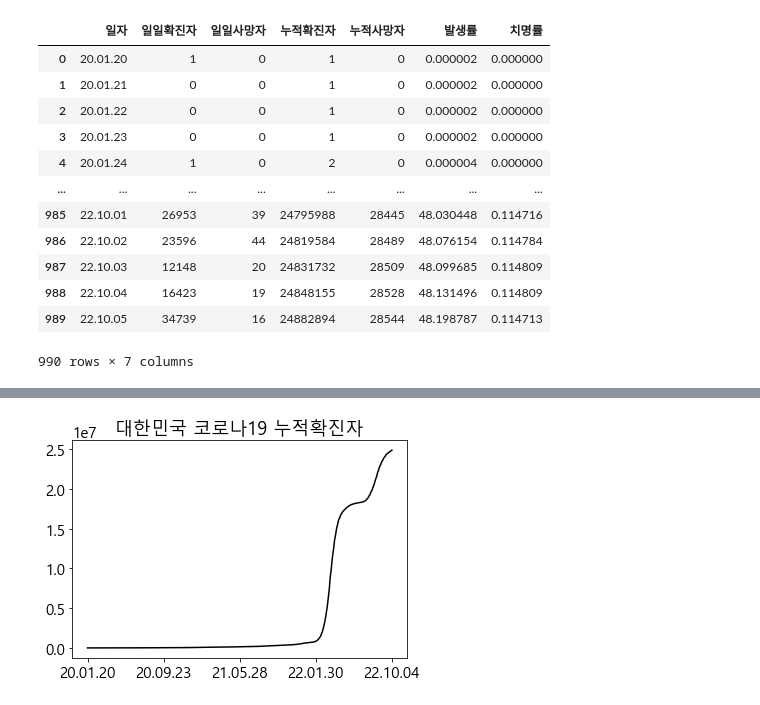
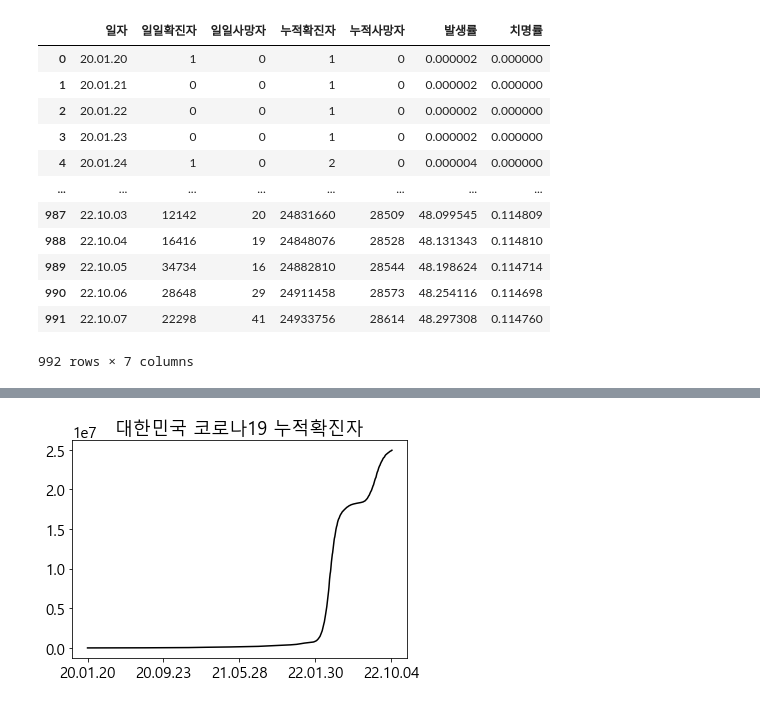
Before and after one commit to cpwoo/ProjectCorona, a Jupyter notebook: ProjectCorona.ipynb, the cells around one changed output, grey strips where cells are left out. Saved outputs shown, nothing was run; the diff lists cells and outputs as text; code cells hidden in the pictures.

```diff
--- a/ProjectCorona.ipynb
+++ b/ProjectCorona.ipynb
@@ -7,30 +7,30 @@ matplotlib.rcParams['axes.unicode_minus'] = False
 # %%
 import pandas as pd
 import numpy as np
-df = pd.read_excel('코로나바이러스감염증-19_확진환자_발생현황_221005.xlsx', skiprows=[0,1,2,3,5])
+df = pd.read_excel('코로나바이러스감염증-19_확진환자_발생현황_221007.xlsx', skiprows=[0,1,2,3,5])
 df.drop(columns=['국내발생(명)', '해외유입(명)'], inplace=True)
 df.rename(columns={'계(명)':'일일확진자', '사망(명)':'일일사망자'}, inplace=True)
 df['일자'] = df['일자'].dt.strftime('%y.%m.%d')
 df.replace('-', 0, inplace=True)
 df['누적확진자'] = df['일일확진자'].cumsum()
 df['누적사망자'] = df['일일사망자'].cumsum()
 df['발생률'] = df['누적확진자'] / 51625561 * 100
 df['치명률'] = df['누적사망자'] / df['누적확진자'] * 100
 df
 # %% [output]
 |  | 일자 | 일일확진자 | 일일사망자 | 누적확진자 | 누적사망자 | 발생률 | 치명률 |
 | 0 | 20.01.20 | 1 | 0 | 1 | 0 | 0.000002 | 0.000000 |
 | 1 | 20.01.21 | 0 | 0 | 1 | 0 | 0.000002 | 0.000000 |
 | 2 | 20.01.22 | 0 | 0 | 1 | 0 | 0.000002 | 0.000000 |
 | 3 | 20.01.23 | 0 | 0 | 1 | 0 | 0.000002 | 0.000000 |
 | 4 | 20.01.24 | 1 | 0 | 2 | 0 | 0.000004 | 0.000000 |
 | ... | ... | ... | ... | ... | ... | ... | ... |
-| 985 | 22.10.01 | 26953 | 39 | 24795988 | 28445 | 48.030448 | 0.114716 |
-| 986 | 22.10.02 | 23596 | 44 | 24819584 | 28489 | 48.076154 | 0.114784 |
-| 987 | 22.10.03 | 12148 | 20 | 24831732 | 28509 | 48.099685 | 0.114809 |
-| 988 | 22.10.04 | 16423 | 19 | 24848155 | 28528 | 48.131496 | 0.114809 |
-| 989 | 22.10.05 | 34739 | 16 | 24882894 | 28544 | 48.198787 | 0.114713 |
+| 987 | 22.10.03 | 12142 | 20 | 24831660 | 28509 | 48.099545 | 0.114809 |
+| 988 | 22.10.04 | 16416 | 19 | 24848076 | 28528 | 48.131343 | 0.114810 |
+| 989 | 22.10.05 | 34734 | 16 | 24882810 | 28544 | 48.198624 | 0.114714 |
+| 990 | 22.10.06 | 28648 | 29 | 24911458 | 28573 | 48.254116 | 0.114698 |
+| 991 | 22.10.07 | 22298 | 41 | 24933756 | 28614 | 48.297308 | 0.114760 |
-990 rows × 7 columns
+992 rows × 7 columns
 # %%
 df30 = df.tail(30)
 df30
```
Also changed, not shown: parts of 9 cells of this notebook, 7 other files.
